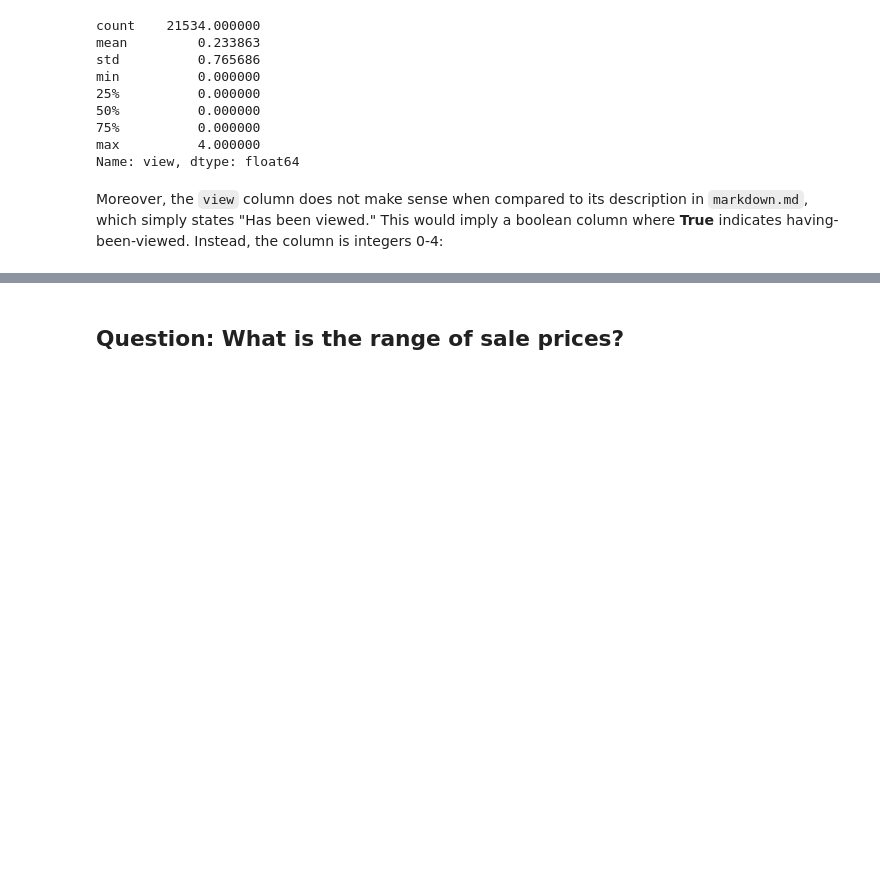
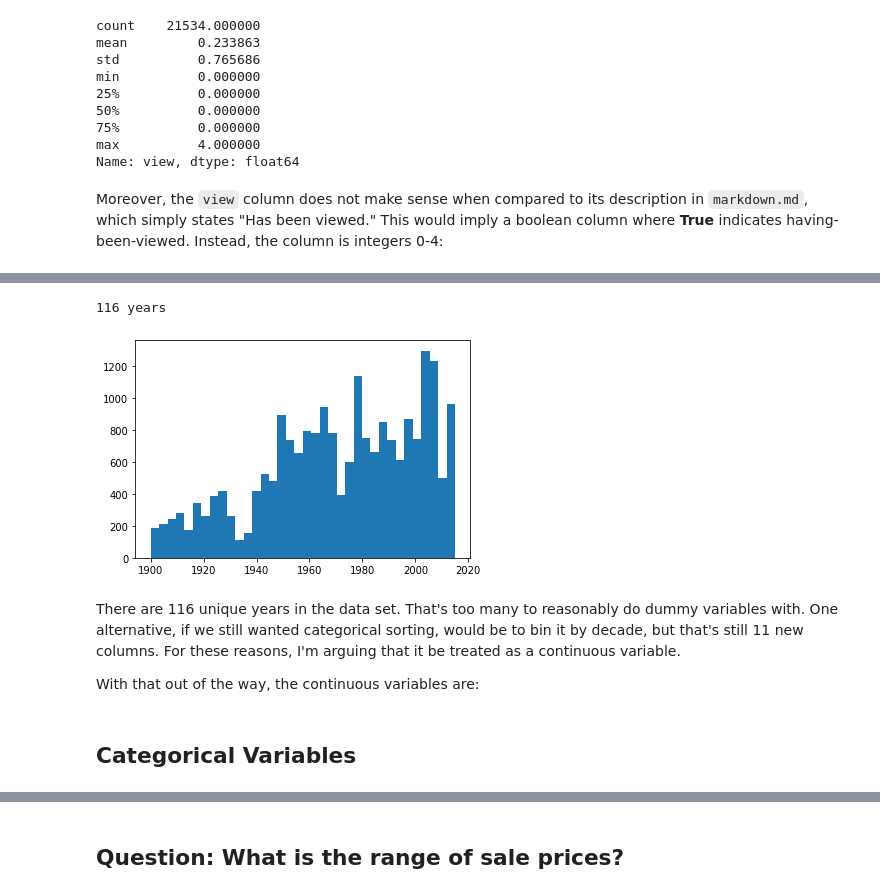
Before and after one commit to stevenzych/housing-project, a Jupyter notebook: eda_and_cleaning.ipynb, the cells around one changed output, grey strips where cells are left out. Drawn from its saved outputs; the diff is of its cells as text; code cells hidden in the pictures; blank space fills up the shorter version.

```diff
--- a/eda_and_cleaning.ipynb
+++ b/eda_and_cleaning.ipynb
@@ -131,0 +175,4 @@ for i in data:
+# %%
+df.loc[(df.yr_renovated > 0), 'yr_renovated'] = 1
+# %%
+df.rename({'yr_renovated' : 'renovated'}, axis=1, inplace=True)
@@ -131,0 +214,10 @@ for i in data:
+# %%
+print(df.yr_built.nunique(), 'years')
+plt.hist(df.yr_built, bins='auto');
+# %% [output]
+116 years
+[figure, added]
+# %% [markdown]
+There are 116 unique years in the data set. That's too many to reasonably do dummy variables with. One alternative, if we still wanted categorical sorting, would be to bin it by decade, but that's still 11 new columns. For these reasons, I'm arguing that it be treated as a continuous variable.
+
+With that out of the way, the continuous variables are:
@@ -131,0 +227,2 @@ for i in data:
+# %% [markdown]
+## Categorical Variables
```
Also changed, not shown: parts of 63 cells of this notebook.
